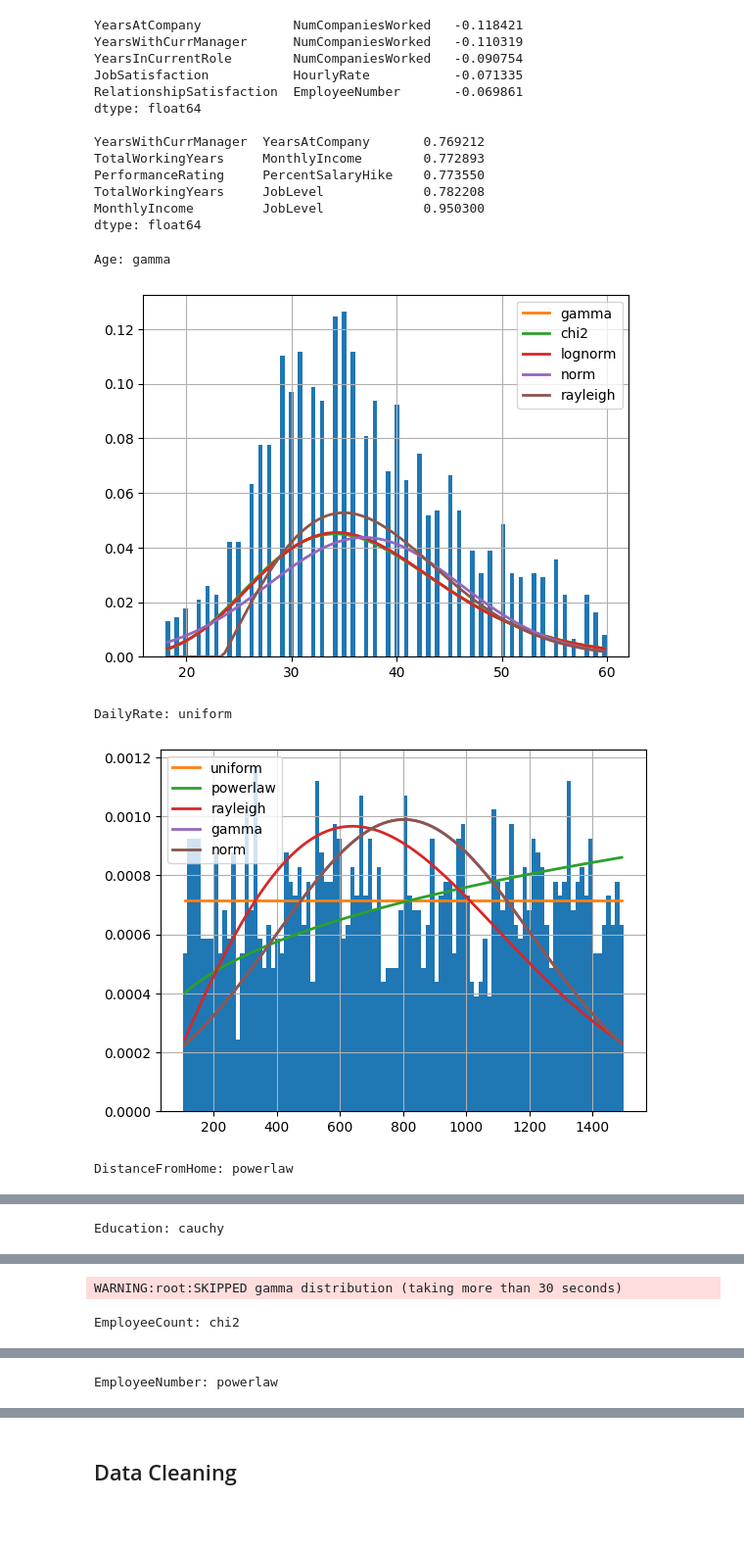
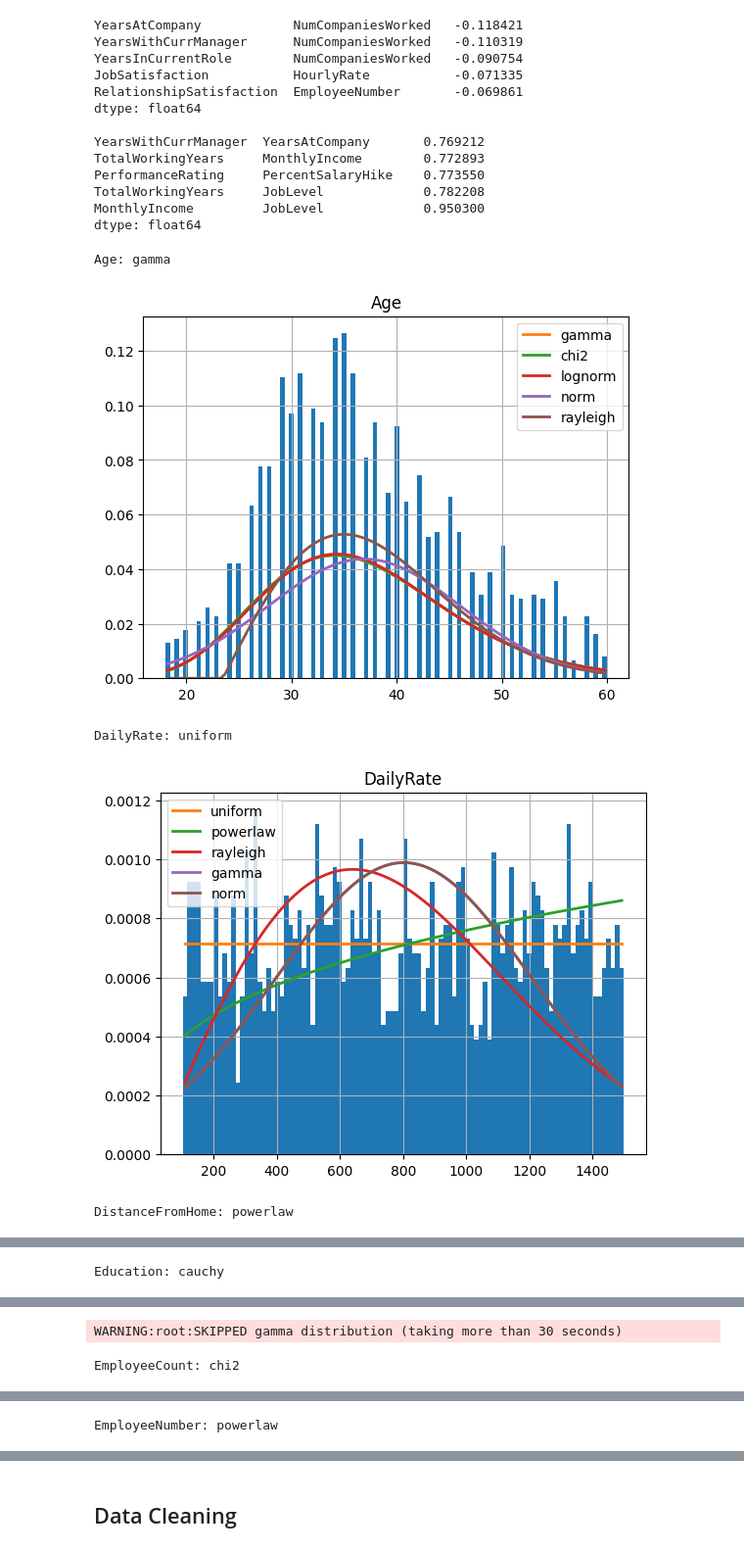
Before and after one commit to BenWSingleton/CS513FinalProject, a Jupyter notebook: FinalProject.ipynb, the cells around one changed output, grey strips where cells are left out. Shown at 98% size. Drawn from its saved outputs; the diff is of its cells as text; code cells hidden in the pictures; blank space fills up the shorter version.

```diff
--- a/FinalProject.ipynb
+++ b/FinalProject.ipynb
@@ -252,16 +253,17 @@ dtype: float64
 # %%
 for column in df:
     if df[column].dtype == "int64":
         f = fitter.Fitter(df[column],
                distributions=get_common_distributions())
         f.fit()
         print(column + ': ' + ' '.join(list(f.get_best())))
         f.hist()
         f.plot_pdf()
+        plt.title(column)
         plt.show()
 # %% [output]
 Age: gamma
-[figure, old version]
+[figure, new version]
 DailyRate: uniform
-[figure, old version]
+[figure, new version]
 DistanceFromHome: powerlaw
```
Also changed, not shown: parts of 79 cells of this notebook.
